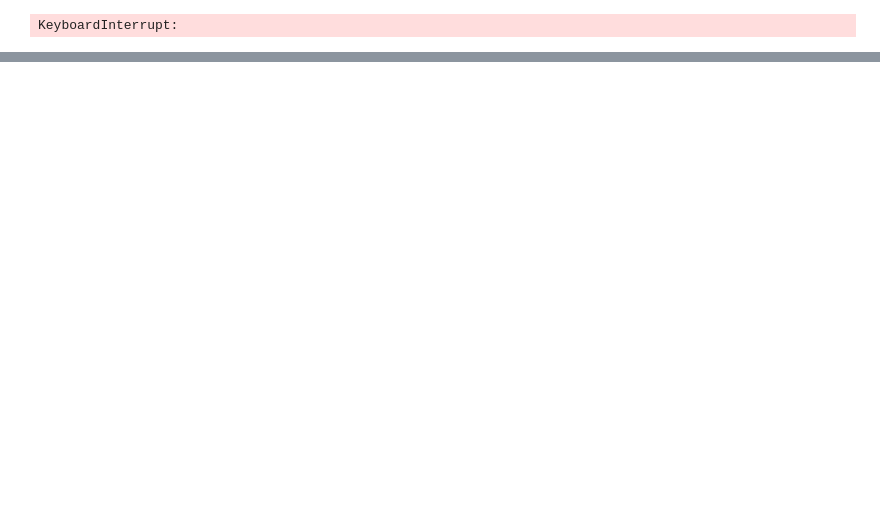
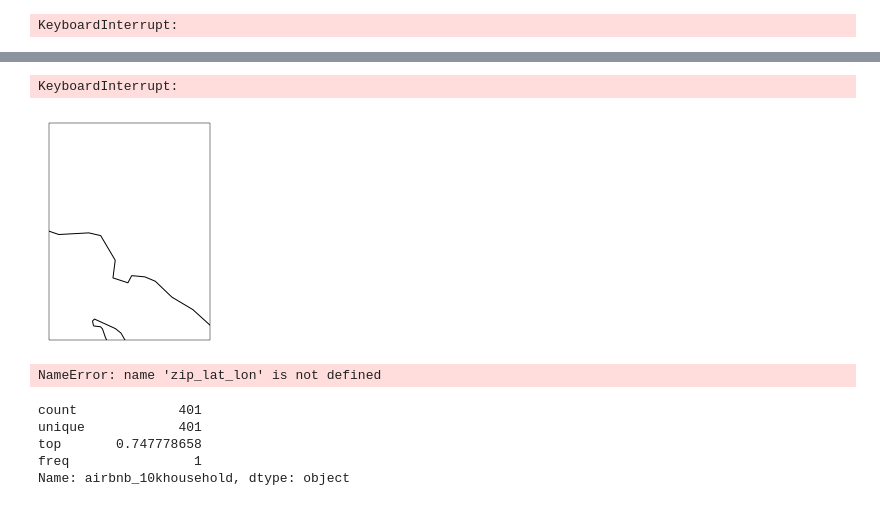
Before and after one commit to moranse/20171104-MichiganDatathon, a Jupyter notebook: comp-notebook/Bradley.ipynb, the cells around one changed output, grey strips where cells are left out. Saved outputs shown, nothing was run; the diff lists cells and outputs as text; code cells hidden in the pictures; blank space fills up the shorter version.

```diff
--- a/comp-notebook/Bradley.ipynb
+++ b/comp-notebook/Bradley.ipynb
@@ -235,0 +318,17 @@ KeyboardInterrupt:
+# %%
+regions = ShapelyFeature(Reader(file).geometries(), ccrs.PlateCarree(), facecolor='grey')
+
+ax.add_feature(regions)
+# %% [output]
+KeyboardInterrupt:
+[figure, added]
+# %%
+zips = list(zip_lat_lon['zipcode'])
+zip_regions = dict()
+for rec in Reader(file).records():
+    zipcode = rec.attributes['ZCTA5CE10']
+    if zipcode in zips:
+        zip_regions[zipcode] = rec.geometry
+        print('adding', zipcode)
+# %% [output]
+NameError: name 'zip_lat_lon' is not defined
@@ -235,0 +342,9 @@ KeyboardInterrupt:
+# %%
+demand_dims = demand_dims[demand_dims['airbnb_10khousehold'] != '#DIV/0!']
+demand_dims['airbnb_10khousehold'].describe()
+# %% [output]
+count             401
+unique            401
+top       0.747778658
+freq                1
+Name: airbnb_10khousehold, dtype: object
```
Also changed, not shown: parts of 23 cells of this notebook, 10 other files.
